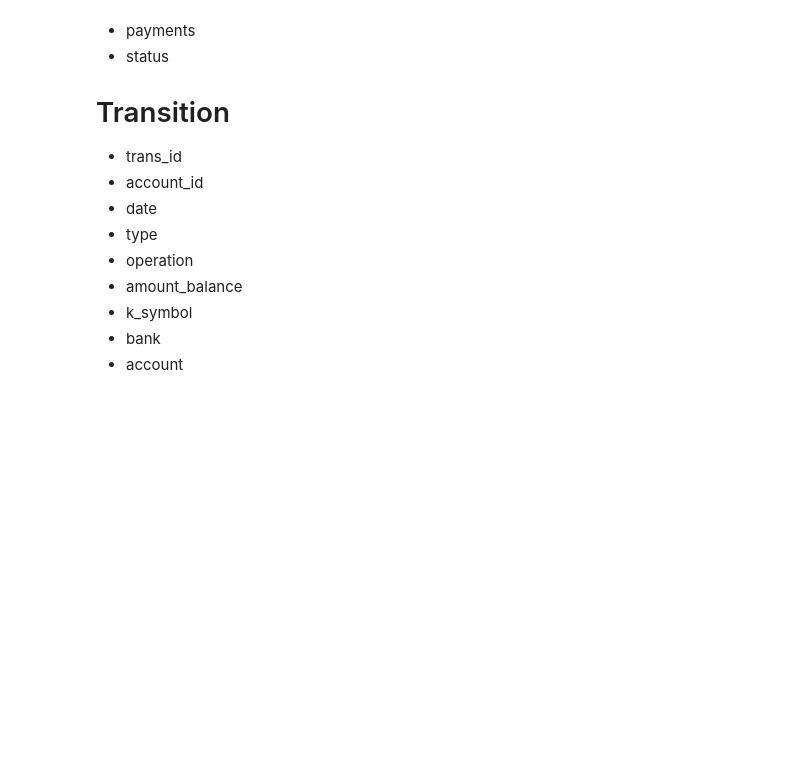
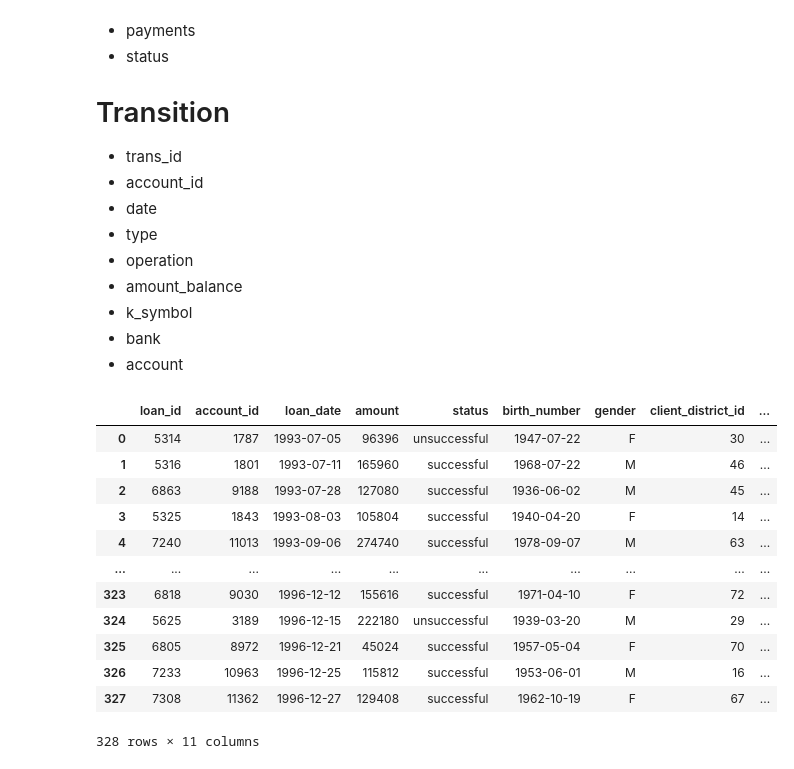
Before and after one commit to RicardoBoia2017/FEUP_ECAC, a Jupyter notebook: Project.ipynb, the cells around one changed output. Cells and saved outputs as stored; diff of their text form; code cells hidden in the pictures; blank space fills up the shorter version.

Commit message:
Using trans and card relation on merging

```diff
--- a/Project.ipynb
+++ b/Project.ipynb
@@ -78,11 +78,26 @@ def getMonth(date):
     remove_day = date //100
     month = remove_day % 100
     return month
-# %%
-def getLoansInfo(loan_df):
-    client_processed = getGender(client)
-    merge1 = pd.merge(client_processed, disp, on ='client_id')
-    merge2 = pd.merge(merge1, account, on = 'account_id')
-    loan_info = pd.merge(loan_df, merge2, on = 'account_id')
-    return loan_info
+# %%
+def getLoansInfo(loan_df, card_df, trans_df):
+    client_processed = getGender(client)
+    account_date = convertToDate(account, 'account', 'account_date', False)
+    client_processed = convertToDate(client_processed,'client','birth_number', False)
+    loan_processed = convertToDate(loan_df,'loan_test','loan_date', False).replace({'status': {1: 'successful', -1: 'unsuccessful'}})
+    card_processed = card_df.rename({'type': 'card_type'}, axis=1)
+
+    trans_processed = convertToDate(trans_df,'trans_train','date', False)[['account_id', 'date', 'balance']]
+    trans_processed.sort_values(by = ['account_id', 'date'])
+    t = trans_processed.groupby('account_id').tail(1)
+
+    merge1 = pd.merge(client_processed, disp[disp['type']=='OWNER'], on ='client_id')
+    merge2 = pd.merge(merge1, account_date, on = 'account_id')
+    merge3 = pd.merge(merge2, card_processed[['disp_id', 'card_type']], on = 'disp_id', how = 'left')
+    merge4 = pd.merge(loan_processed, merge3, on = 'account_id')
+    loan_info = pd.merge(merge4, t, on = 'account_id')
+
+    loan_info.replace({'status': {1: 'successful', -1: 'unsuccessful'}}, inplace = True)
+    loan_info.fillna({'card_type': 'none'}, inplace = True)
+    loan_info.drop(['duration', 'payments', 'date', 'disp_id', 'type', 'account_district_id', 'account_date', 'client_id'], axis=1, inplace = True)
+    return loan_info
 # %%
@@ -94,4 +120,19 @@ def convertToDate(df, name, column):
 # %%
 renameColumns()
-loans = getLoansInfo(loan_train)
-loans_test = getLoansInfo(loan_test)
+loans = getLoansInfo(loan_train, card_train, trans_train)
+loans_test = getLoansInfo(loan_test, card_test, trans_test)
+loans.to_csv('date/processed/loans_')
+# %% [output]
+|  | loan_id | account_id | loan_date | amount | status | birth_number | gender | client_district_id | ... |
+| 0 | 5314 | 1787 | 1993-07-05 | 96396 | unsuccessful | 1947-07-22 | F | 30 | ... |
+| 1 | 5316 | 1801 | 1993-07-11 | 165960 | successful | 1968-07-22 | M | 46 | ... |
+| 2 | 6863 | 9188 | 1993-07-28 | 127080 | successful | 1936-06-02 | M | 45 | ... |
+| 3 | 5325 | 1843 | 1993-08-03 | 105804 | successful | 1940-04-20 | F | 14 | ... |
+| 4 | 7240 | 11013 | 1993-09-06 | 274740 | successful | 1978-09-07 | M | 63 | ... |
+| ... | ... | ... | ... | ... | ... | ... | ... | ... | ... |
+| 323 | 6818 | 9030 | 1996-12-12 | 155616 | successful | 1971-04-10 | F | 72 | ... |
+| 324 | 5625 | 3189 | 1996-12-15 | 222180 | unsuccessful | 1939-03-20 | M | 29 | ... |
+| 325 | 6805 | 8972 | 1996-12-21 | 45024 | successful | 1957-05-04 | F | 70 | ... |
+| 326 | 7233 | 10963 | 1996-12-25 | 115812 | successful | 1953-06-01 | M | 16 | ... |
+| 327 | 7308 | 11362 | 1996-12-27 | 129408 | successful | 1962-10-19 | F | 67 | ... |
+328 rows × 11 columns
```
Also changed, not shown: parts of 8 cells of this notebook, 2 other files.
